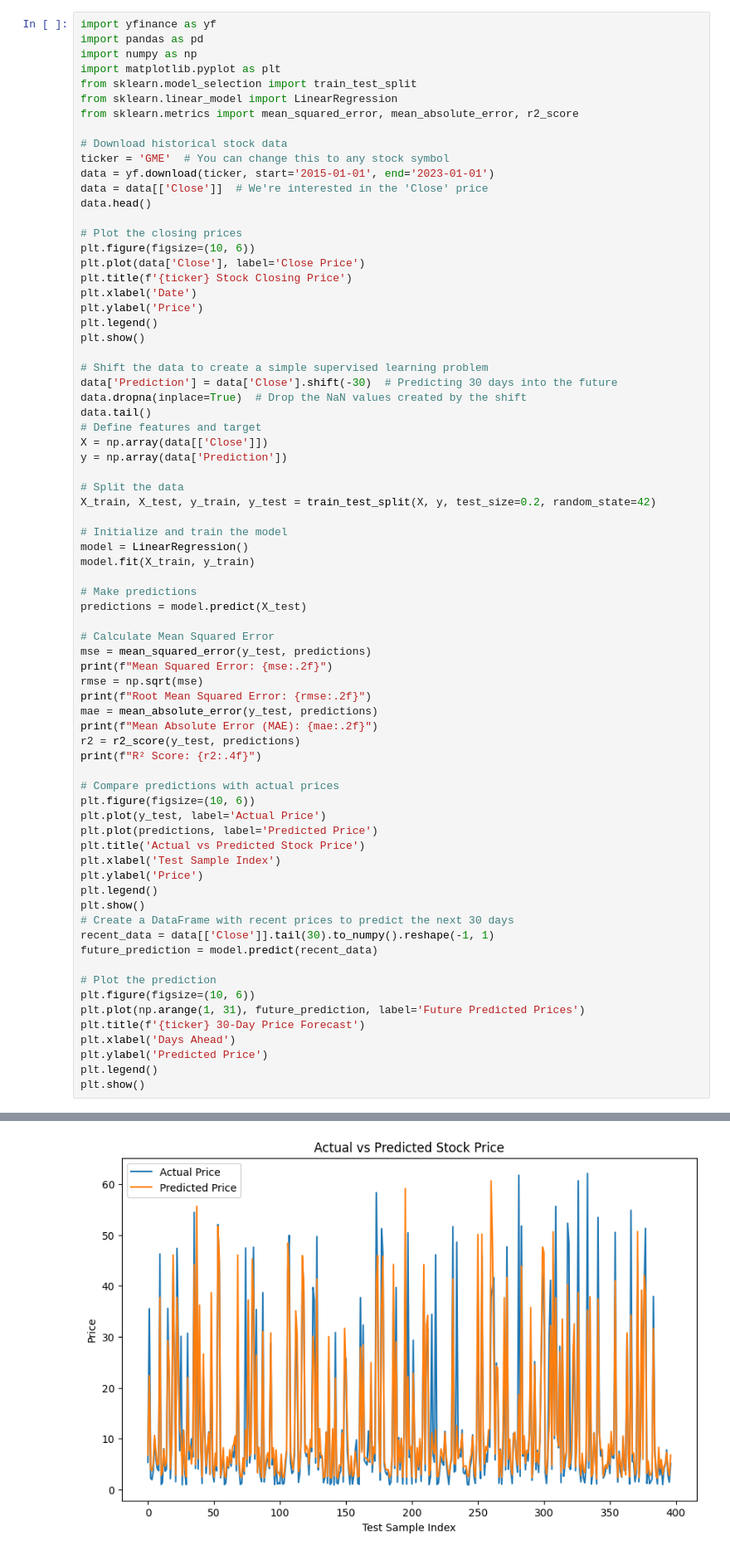
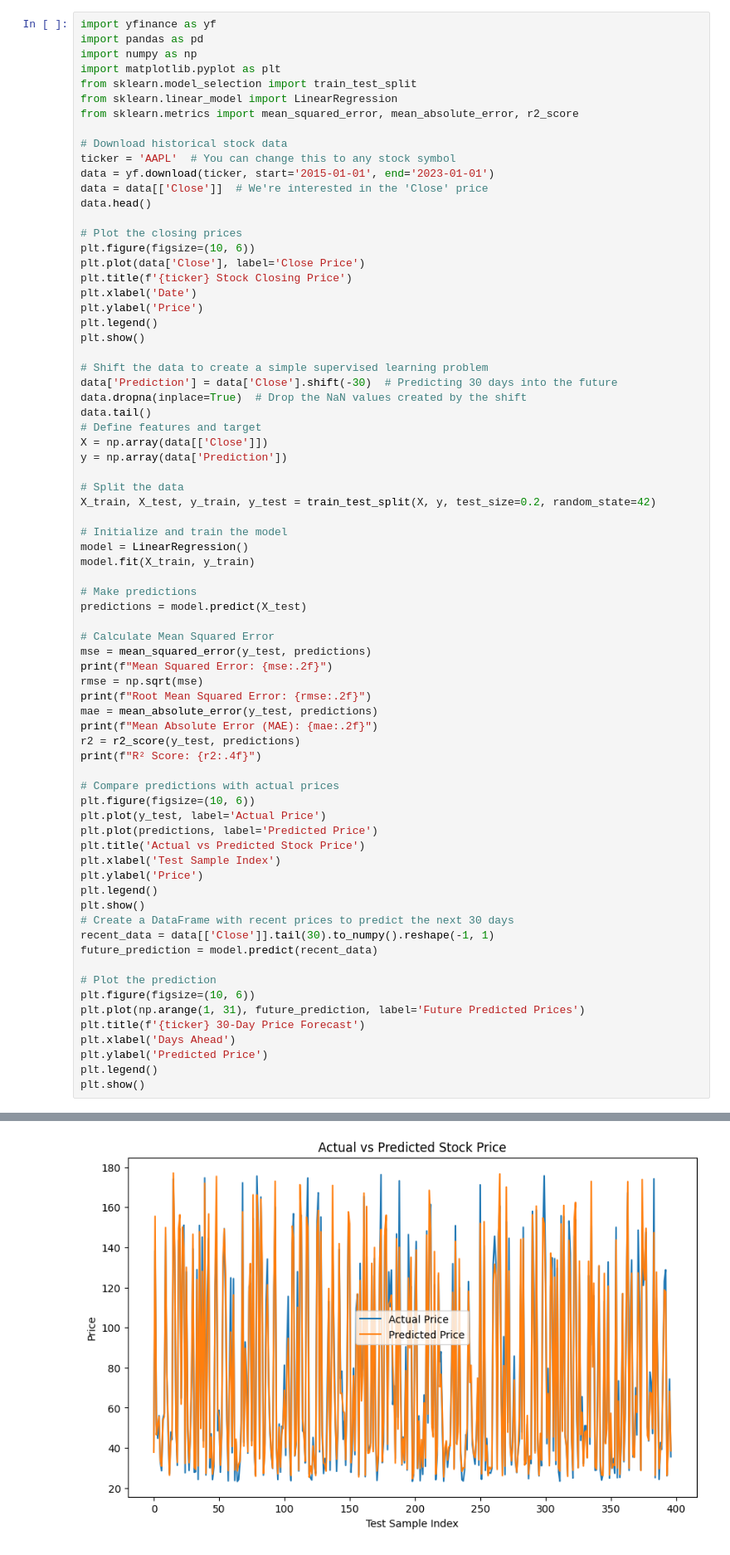
Before and after one commit to Bishopmc7/Stock-Price-Prediction, a Jupyter notebook: qf.ipynb, the cells around one changed output, grey strips where cells are left out. Shown at 83% size. Cells and saved outputs as stored; diff of their text form.

```diff
--- a/qf.ipynb
+++ b/qf.ipynb
@@ -8,7 +8,7 @@ from sklearn.linear_model import LinearRegression
 from sklearn.metrics import mean_squared_error, mean_absolute_error, r2_score
 
 # Download historical stock data
-ticker = 'GME'  # You can change this to any stock symbol
+ticker = 'AAPL'  # You can change this to any stock symbol
 data = yf.download(ticker, start='2015-01-01', end='2023-01-01')
 data = data[['Close']]  # We're interested in the 'Close' price
 data.head()
@@ -81 +81 @@ R² Score: 0.8022
-[figure, old version]
+[figure, new version]
```
Also changed, not shown: parts of 2 cells of this notebook.
